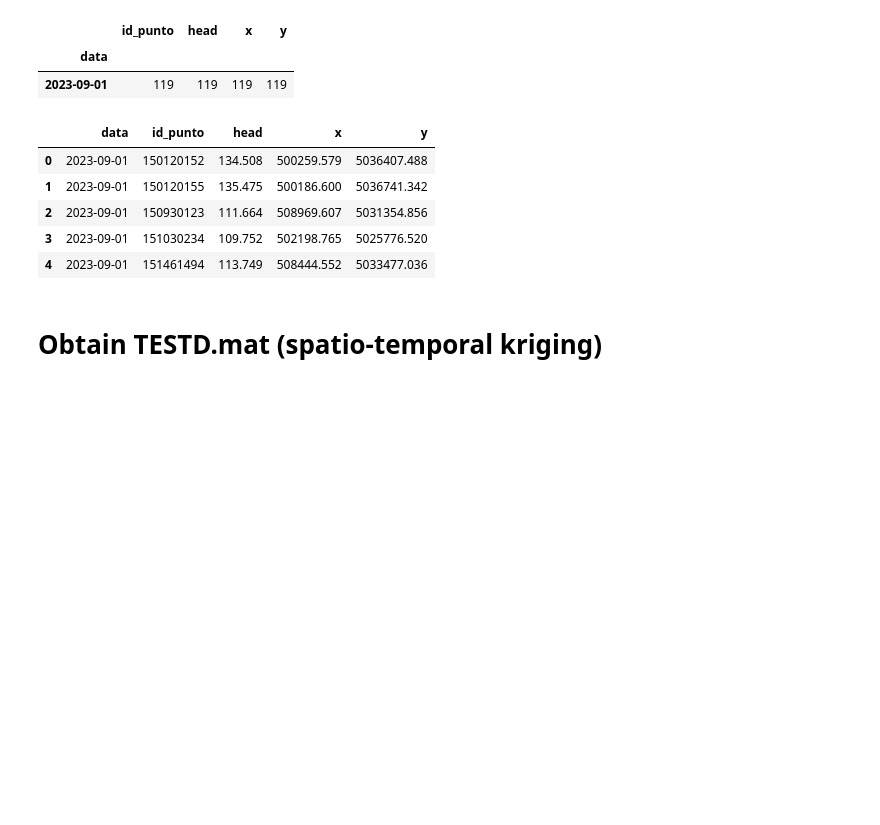
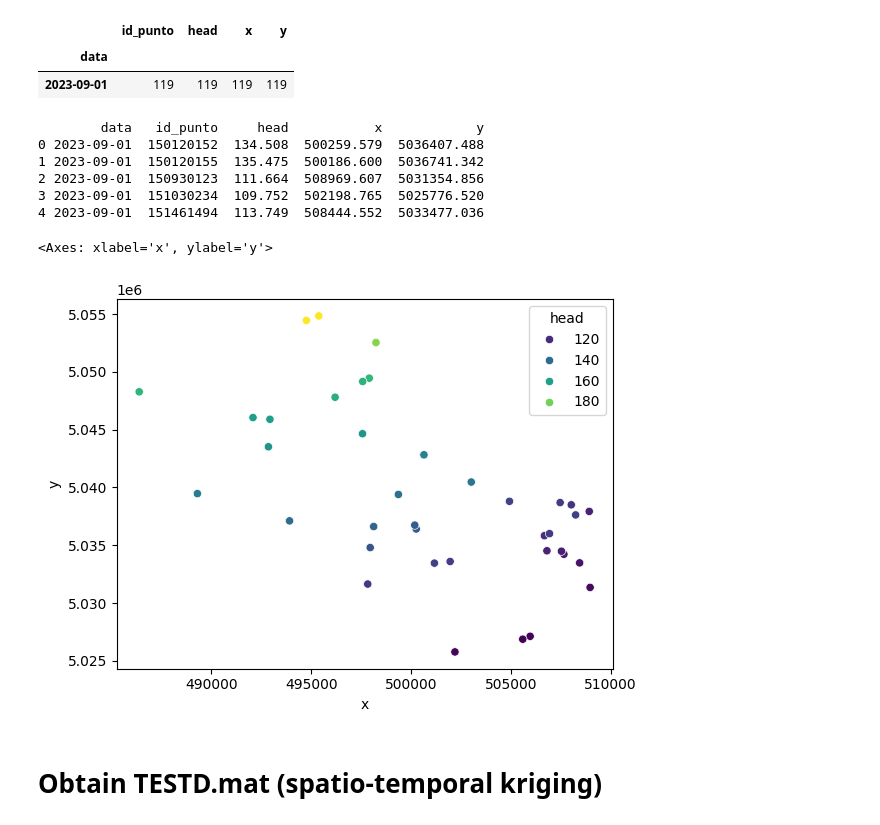
Before and after one commit to paolchol/hm, a Jupyter notebook: MAURICE/spatiotemporal_kriging/st_kriging.ipynb, the cells around one changed output. Cells and saved outputs as stored; diff of their text form; code cells hidden in the pictures; blank space fills up the shorter version.

```diff
--- a/MAURICE/spatiotemporal_kriging/st_kriging.ipynb
+++ b/MAURICE/spatiotemporal_kriging/st_kriging.ipynb
@@ -108,15 +117,18 @@ tool = tool.loc[((tool.x < coord[2]) & (tool.x > coord[0])) & ((tool.y < coord[3
 
 # reset index
 tool.reset_index(drop=True, inplace=True)
-# %%
-tool.head()
-# %% [output]
-|  | data | id_punto | head | x | y |
-| 0 | 2023-09-01 | 150120152 | 134.508 | 500259.579 | 5036407.488 |
-| 1 | 2023-09-01 | 150120155 | 135.475 | 500186.600 | 5036741.342 |
-| 2 | 2023-09-01 | 150930123 | 111.664 | 508969.607 | 5031354.856 |
-| 3 | 2023-09-01 | 151030234 | 109.752 | 502198.765 | 5025776.520 |
-| 4 | 2023-09-01 | 151461494 | 113.749 | 508444.552 | 5033477.036 |
+# %%
+print(tool.head())
+sns.scatterplot(tool, x='x', y='y', hue='head', palette='viridis')
+# %% [output]
+        data   id_punto     head           x            y
+0 2023-09-01  150120152  134.508  500259.579  5036407.488
+1 2023-09-01  150120155  135.475  500186.600  5036741.342
+2 2023-09-01  150930123  111.664  508969.607  5031354.856
+3 2023-09-01  151030234  109.752  502198.765  5025776.520
+4 2023-09-01  151461494  113.749  508444.552  5033477.036
+<Axes: xlabel='x', ylabel='y'>
+[figure, added]
 # %%
 # obtain convex hull
 points = np.array([tool.x.unique(),tool.y.unique()]).transpose()
```
Also changed, not shown: parts of 6 cells of this notebook.
